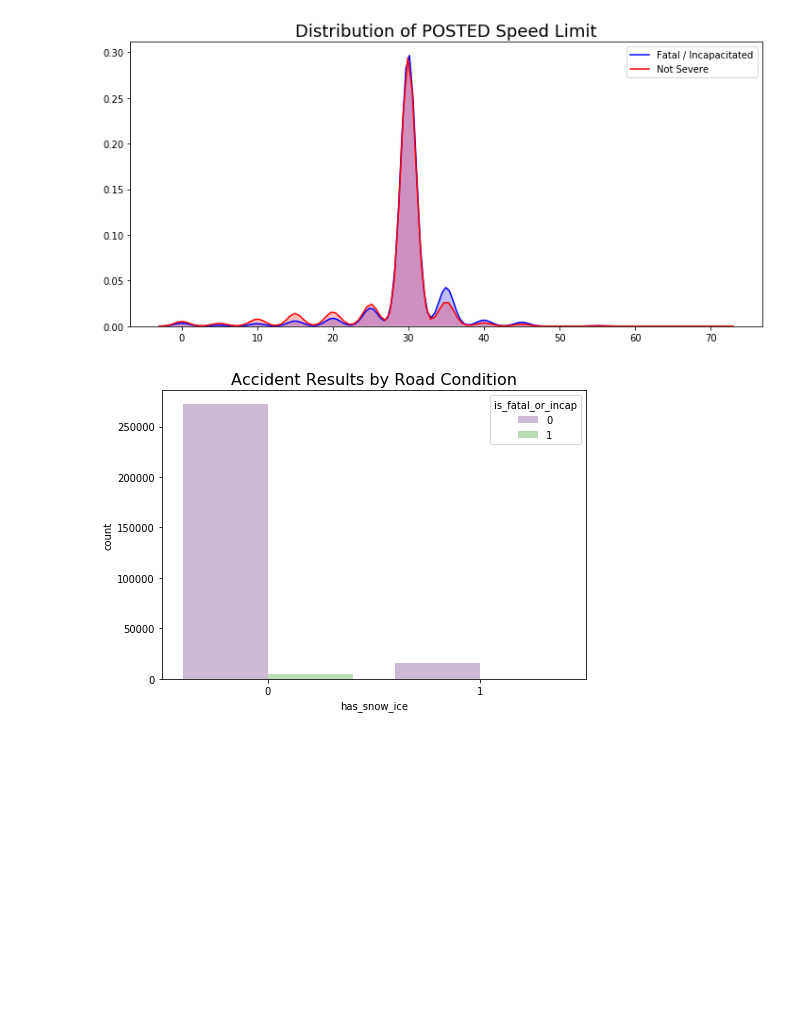
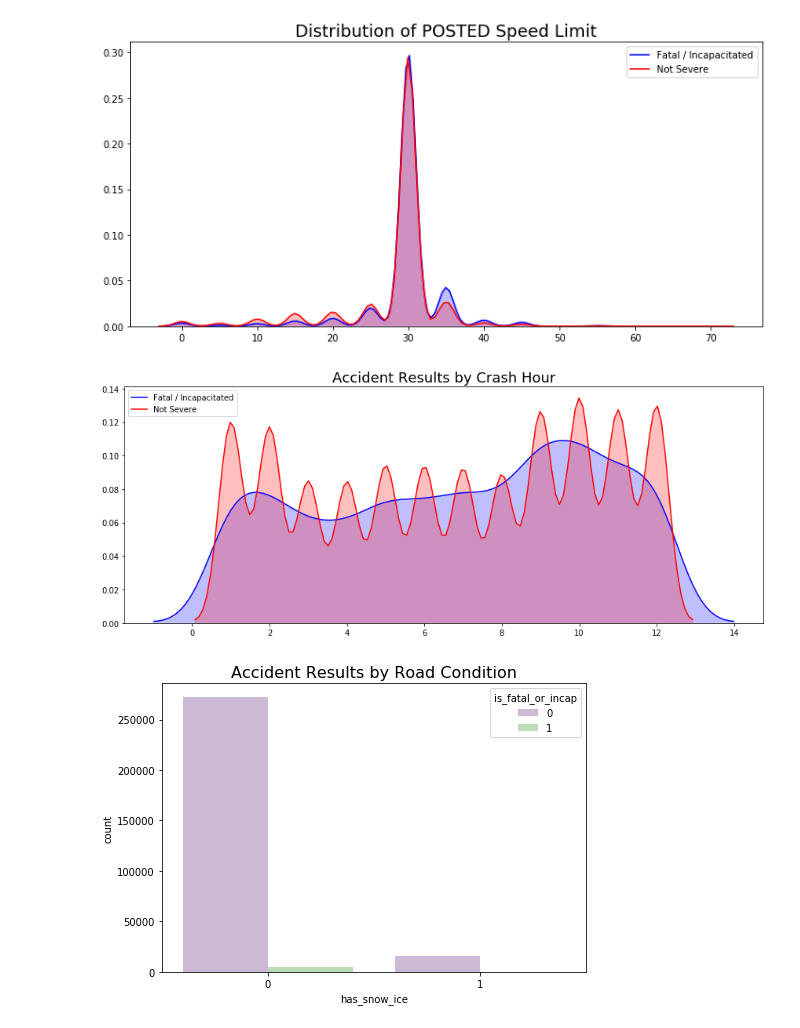
Before and after one commit to Morgan-Sell/chicago-traffic-safety, a Jupyter notebook: eda_feature_engineer.ipynb, the cells around one changed output. Saved outputs shown, nothing was run; the diff lists cells and outputs as text; code cells hidden in the pictures; blank space fills up the shorter version.

```diff
--- a/eda_feature_engineer.ipynb
+++ b/eda_feature_engineer.ipynb
@@ -165,17 +192,3 @@ plot_null_val_heatmap(accidents, "Null Values", figsize=(20,8))
-# %%
-accidents['time_of_day'] = accidents['CRASH_HOUR'].apply(lambda hr: time_of_day(hr))
-accidents['is_weekend'] = accidents['CRASH_DAY_OF_WEEK'].apply(lambda x: return_true_if_in_list(x, [1, 7]))
-accidents['has_snow_ice'] = accidents['ROADWAY_SURFACE_COND'].apply(lambda x: return_true_if_in_list(x, ['ICE', 'SNOW OR SLUSH']))
-accidents['involved_pedest_cycle'] = accidents['FIRST_CRASH_TYPE'].apply(lambda x: return_true_if_in_list(x, ['PEDALCYCLIST', 'PEDESTRIAN']))
-accidents['at_intersection'] = accidents['TRAFFICWAY_TYPE'].apply(lambda x: return_true_if_in_list(x, ['FOUR WAY', 'FIVE POINT, OR MORE', 'T-INTERSECTION',
-                                                                                                       'UNKNOWN INTERSECTION TYPE', 'Y-INTERSECTION']))
-accidents['at_stop_sign_or_traffic_light'] = accidents['TRAFFIC_CONTROL_DEVICE'].apply(lambda x: return_true_if_in_list(x, ['STOP SIGN/FLASHER', 'TRAFFIC SIGNAL']))
-accidents['is_sleet_snow'] = accidents['WEATHER_CONDITION'].apply(lambda x: return_true_if_in_listif_in_list(x, ['SLEET/HAIL', 'SNOW', 'BLOWING SNOW']))
-accidents['is_rain'] = accidents['WEATHER_CONDITION'].apply(lambda x: return_true_if_in_listif_in_list(x, ['RAIN']))
-accidents['is_clear_weather'] = accidents['WEATHER_CONDITION'].apply(lambda x: return_true_if_in_listif_in_list(x, ['CLEAR']))
-accidents['was_dark_no_lighting'] = accidents['LIGHTING_CONDITION'].apply(lambda x: return_true_if_in_listif_in_list(x, ['DARKNESS']))
-# %%
-accidents = pd.concat([accidents, pd.get_dummies(accidents['time_of_day'], prefix='is')], axis=1)
 # %% [markdown]
 ### Export Feature-Engineered Dataset
 # %%
@@ -428,6 +441,10 @@ ax.set_title(title, fontsize=18)
 fig.tight_layout();
 # %% [output]
 [figure]
+# %%
+plot_density_distribution_by_class(accidents, 'is_fatal_or_incap', 'crash_month', (12,5), 'Accident Results by Crash Hour')
+# %% [output]
+[figure, added]
 # %%
 display_bar_plot(accidents, 'has_snow_ice', 'Accident Results by Road Condition', figsize=(7,5), hue='is_fatal_or_incap')
 # %% [output]
```
Also changed, not shown: parts of 6 cells of this notebook, 1 other file.
